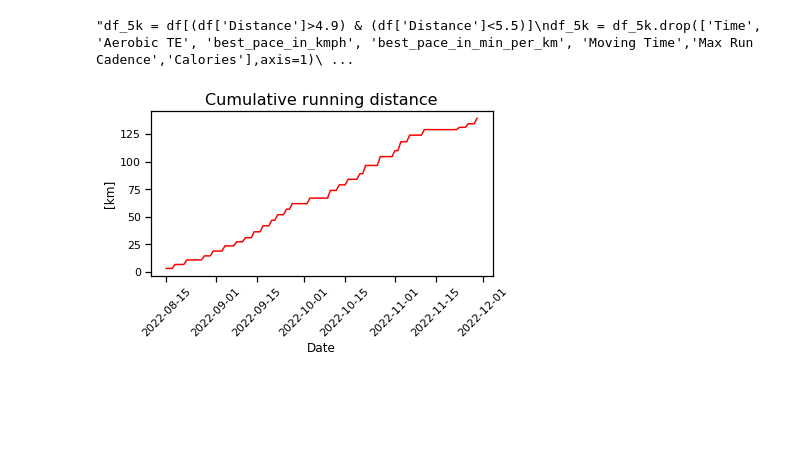
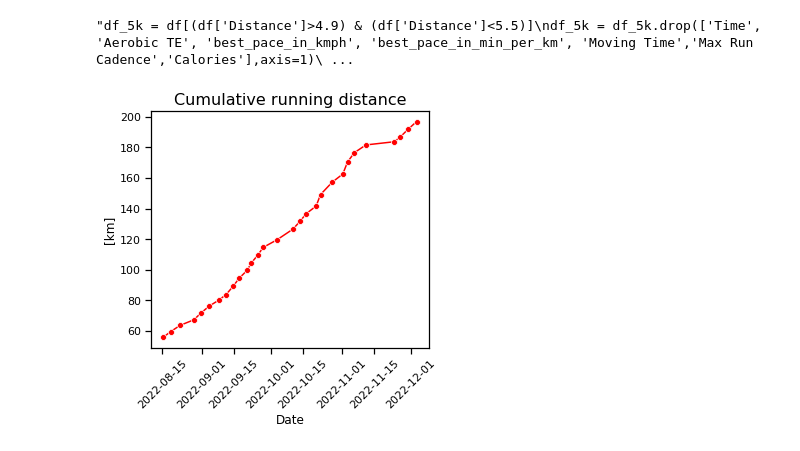
Before and after one commit to rluyck/running, a Jupyter notebook: notebook.ipynb, the cells around one changed output. Drawn from its saved outputs; the diff is of its cells as text; code cells hidden in the pictures; blank space fills up the shorter version.

Commit message:
normalized figures

```diff
--- a/notebook.ipynb
+++ b/notebook.ipynb
@@ -115,0 +126,4 @@ plt.show()
+# %%
+print(df.shape)
+df = df[df['Date']>'2022-08-14']
+print(df.shape)
@@ -148,16 +165,16 @@ df_5k.sort_values(by='Date')"""
 # %% [output]
 "df_5k = df[(df['Distance']>4.9) & (df['Distance']<5.5)]\ndf_5k = df_5k.drop(['Time', 'Aerobic TE', 'best_pace_in_kmph', 'best_pace_in_min_per_km', 'Moving Time','Max Run Cadence','Calories'],axis=1)\ ...
 # %%
-plt.figure()#figsize=(5,5)
-line=sns.lineplot(x=period.Date, y=period.Distance_cumsum, color="r") #marker='o'
+plt.figure(figsize=(5,5))
+line=sns.lineplot(x=df.Date, y=df.Distance_cumsum, color="r", marker='o')
 plt.xticks(rotation=45)
 #plt.yticks(size=5, horizontalalignment='right',fontweight='light',fontsize='large')
 
 plt.xlabel('Date',size=12)
 plt.ylabel('[km]',size=12)
 plt.title('Cumulative running distance',size=16)
 plt.tight_layout()
 plt.savefig('./images/cumulative_distance')
 plt.show()
 # %% [output]
-[figure, old version]
+[figure, new version]
```
Also changed, not shown: parts of 15 cells of this notebook, 3 other files.
